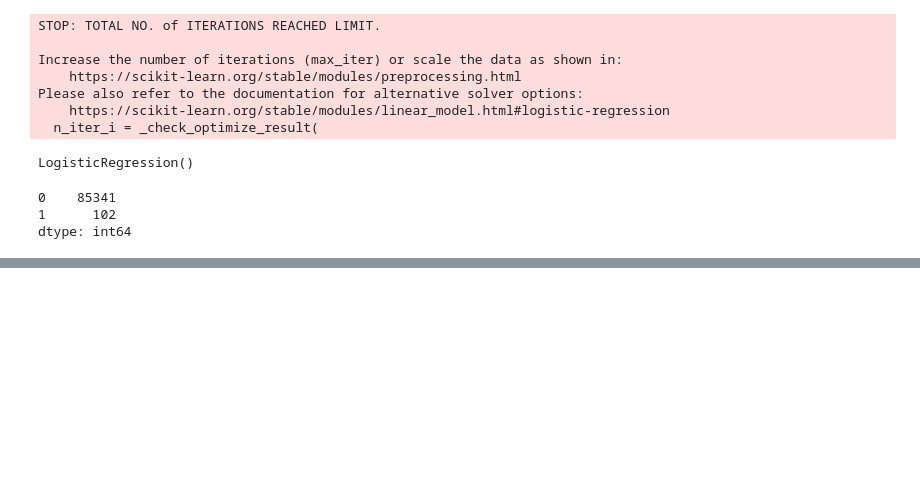
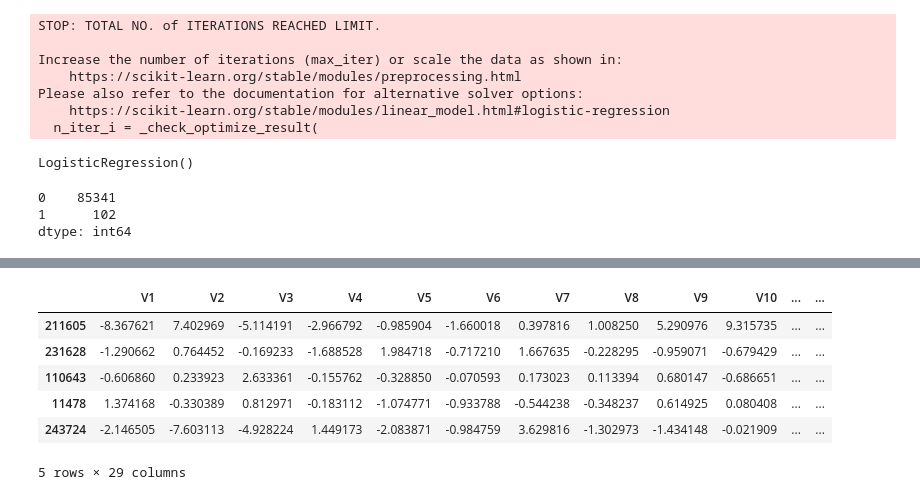
Before and after one commit to yonghaa/TIL, a Jupyter notebook: ML_day7.ipynb, the cells around one changed output, grey strips where cells are left out. Saved outputs shown, nothing was run; the diff lists cells and outputs as text; code cells hidden in the pictures; blank space fills up the shorter version.

```diff
--- a/ML_day7.ipynb
+++ b/ML_day7.ipynb
@@ -319,0 +389,10 @@ array([0.00134831, 0.00012345, 0.00019178, ..., 0.00024669, 0.00074666,
+# %%
+X_train.head()
+# %% [output]
+|  | V1 | V2 | V3 | V4 | V5 | V6 | V7 | V8 | V9 | V10 | ... | ... |
+| 211605 | -8.367621 | 7.402969 | -5.114191 | -2.966792 | -0.985904 | -1.660018 | 0.397816 | 1.008250 | 5.290976 | 9.315735 | ... | ... |
+| 231628 | -1.290662 | 0.764452 | -0.169233 | -1.688528 | 1.984718 | -0.717210 | 1.667635 | -0.228295 | -0.959071 | -0.679429 | ... | ... |
+| 110643 | -0.606860 | 0.233923 | 2.633361 | -0.155762 | -0.328850 | -0.070593 | 0.173023 | 0.113394 | 0.680147 | -0.686651 | ... | ... |
+| 11478 | 1.374168 | -0.330389 | 0.812971 | -0.183112 | -1.074771 | -0.933788 | -0.544238 | -0.348237 | 0.614925 | 0.080408 | ... | ... |
+| 243724 | -2.146505 | -7.603113 | -4.928224 | 1.449173 | -2.083871 | -0.984759 | 3.629816 | -1.302973 | -1.434148 | -0.021909 | ... | ... |
+5 rows × 29 columns
```
Also changed, not shown: parts of 65 cells of this notebook.
